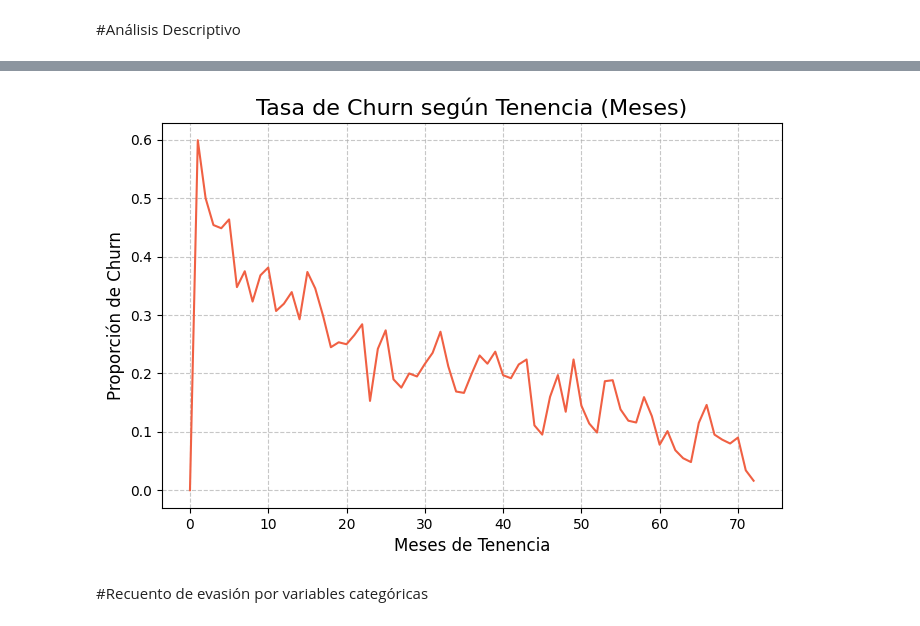
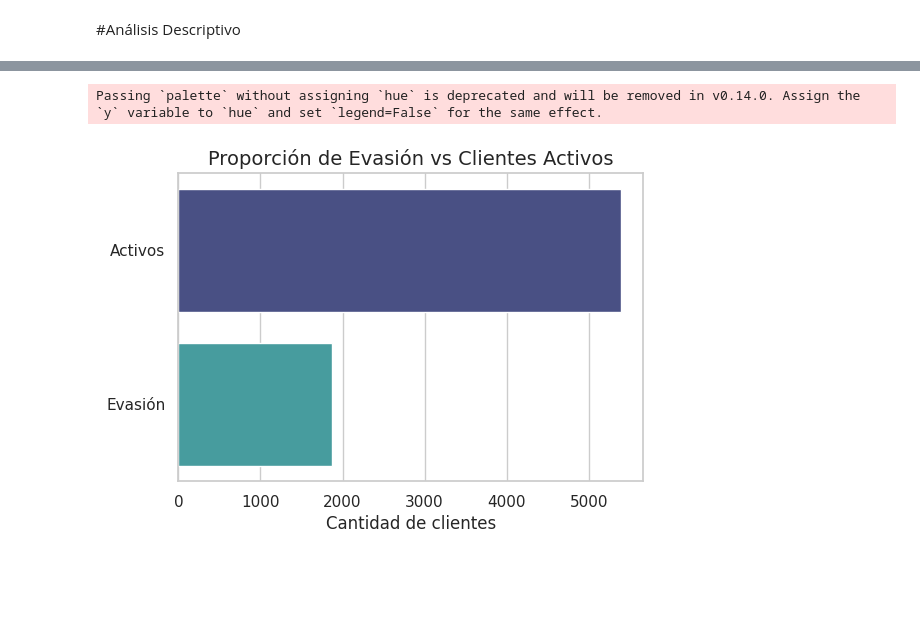
Before and after one commit to maufonseca18/Challenge_TelecomX_alura, a Jupyter notebook: Challenge_telecom_x_alura.ipynb, the cells around one changed output, grey strips where cells are left out. Drawn from its saved outputs; the diff is of its cells as text; code cells hidden in the pictures; blank space fills up the shorter version.

```diff
--- a/Challenge_telecom_x_alura.ipynb
+++ b/Challenge_telecom_x_alura.ipynb
@@ -11,3 +13,3 @@ import plotly.express as px
 # %%
-datos = pd.read_json('/content/drive/MyDrive/Proyecto telecom X Alura /TelecomX_Data.json')
+df = pd.read_json('/content/drive/MyDrive/Proyecto telecom X Alura /TelecomX_Data.json')
 # %%
@@ -91,0 +47,7 @@ datos.head()
+# %%
+df = pd.json_normalize(df.to_dict(orient='records'))
+df.columns = df.columns.str.replace('.', '_')
+
+print(f"Dimensiones iniciales: {df.shape}")   # filas y columnas
+print(f"Columnas disponibles: {list(df.columns)}")  # nombres de columnas
+df.head()
@@ -188,0 +85,11 @@ dtype: int64
+# %%
+#Convertir 'account_Charges.Total' a float y manejar valores no numéricos
+df['account_Charges_Total'] = pd.to_numeric(df['account_Charges_Total'], errors='coerce')
+df.loc[(df['customer_tenure'] == 0) & (df['account_Charges_Total'].isna()), 'account_Charges_Total'] = 0
+#Si tenure = 0 y total es NaN, asumimos total = 0
+
+print("Valores nulos por columna después de la limpieza:")
+print(df.isnull().sum())
+
+print("\nTipos de datos después de la limpieza:")
+print(df.dtypes)
@@ -188,0 +114,6 @@ dtype: int64
+# %%
+#Gasto díario
+df['daily_expenses'] = df['account_Charges_Monthly'] / 30
+print("Nuevas dimensiones del dataframe:", df.shape)
+print("\nPrimeras filas con la nueva columna:")
+df.head()
@@ -278,22 +167,17 @@ plt.show()
-# %%
-# Calcular proporción de churn por tenure
-churn_por_tenure = datos.groupby('customer_tenure')['Churn'].mean().reset_index()
-
-plt.figure(figsize=(8,5))
-sns.lineplot(
-    data=churn_por_tenure,
-    x='customer_tenure',
-    y='Churn',
-    color=sns.color_palette('rocket', 2)[1]
-)
-
-# Personalización
-plt.title('Tasa de Churn según Tenencia (Meses)', fontsize=16)
-plt.xlabel('Meses de Tenencia', fontsize=12)
-plt.ylabel('Proporción de Churn', fontsize=12)
-plt.grid(linestyle='--', alpha=0.7)
-plt.show()
-# %% [output]
-[figure, removed]
-# %% [markdown]
-#Recuento de evasión por variables categóricas
+# %%
+conteo_churn = df['Churn'].value_counts()
+
+#Gráfico de barra(H)
+plt.figure(figsize=(6,4))
+sns.barplot(
+    x=conteo_churn.values,
+    y=['Activos', 'Evasión'],
+    palette='mako'
+)
+plt.title('Proporción de Evasión vs Clientes Activos', fontsize=14)
+plt.xlabel('Cantidad de clientes')
+plt.ylabel('')
+plt.show()
+# %% [output]
+Passing `palette` without assigning `hue` is deprecated and will be removed in v0.14.0. Assign the `y` variable to `hue` and set `legend=False` for the same effect.
+[figure, added]
```
Also changed, not shown: parts of 25 cells of this notebook.
